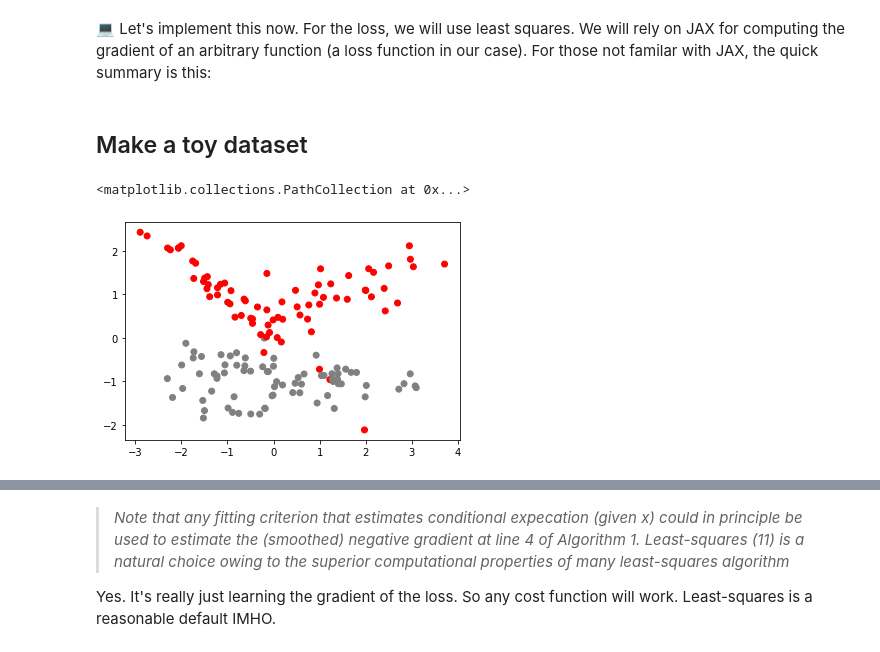
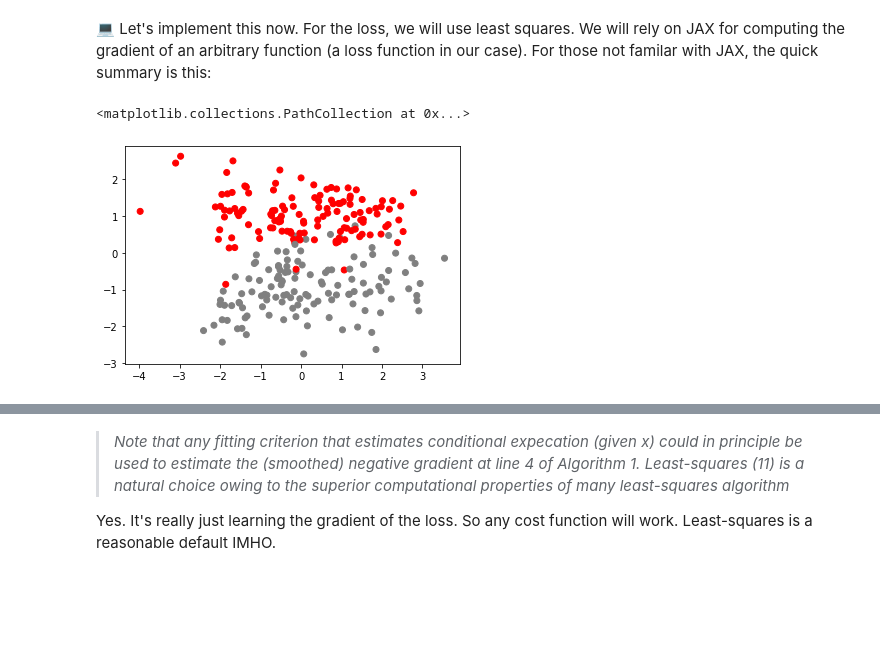
Before and after one commit to mattsgithub/papers-deconstructed, a Jupyter notebook: greedy_function_approximation_a_gradient_boosting_machine.ipynb, the cells around one changed output, grey strips where cells are left out. Drawn from its saved outputs; the diff is of its cells as text; code cells hidden in the pictures; blank space fills up the shorter version.

```diff
--- a/greedy_function_approximation_a_gradient_boosting_machine.ipynb
+++ b/greedy_function_approximation_a_gradient_boosting_machine.ipynb
@@ -566,6 +566,20 @@ For $m=1$ to M do:
 </i>
 # %% [markdown]
 💻 Let's implement this now. For the loss, we will use least squares. We will rely on JAX for computing the gradient of an arbitrary function (a loss function in our case). For those not familar with JAX, the quick summary is this:
+# %%
+# First make a toy dataset to train model on
+from sklearn.datasets import make_classification
+
+X, y = make_classification(n_samples=250,
+                           n_features=2,
+                           n_redundant=0,
+                           random_state=3)
+
+plt.scatter(X[:,0], X[:, 1],
+            color=['red' if yi else 'gray' for yi in y])
+# %% [output]
+<matplotlib.collections.PathCollection at 0x...>
+[figure, added]
 # %%
 from jax import grad
 
@@ -644,21 +658,6 @@ class GBM():
             y_hat = y_hat - self.step_size * grad_hat
 
         return y_hat
-# %% [markdown]
-## Make a toy dataset
-# %%
-from sklearn.datasets import make_classification
-
-X, y = make_classification(n_samples=150,
-                           n_features=2,
-                           n_redundant=0,
-                           random_state=3)
-
-plt.scatter(X[:,0], X[:, 1],
-            color=['red' if yi else 'gray' for yi in y])
-# %% [output]
-<matplotlib.collections.PathCollection at 0x...>
-[figure, removed]
 # %%
 from scipy.special import expit
 from sklearn.tree import DecisionTreeRegressor
```
Also changed, not shown: parts of 8 cells of this notebook.
